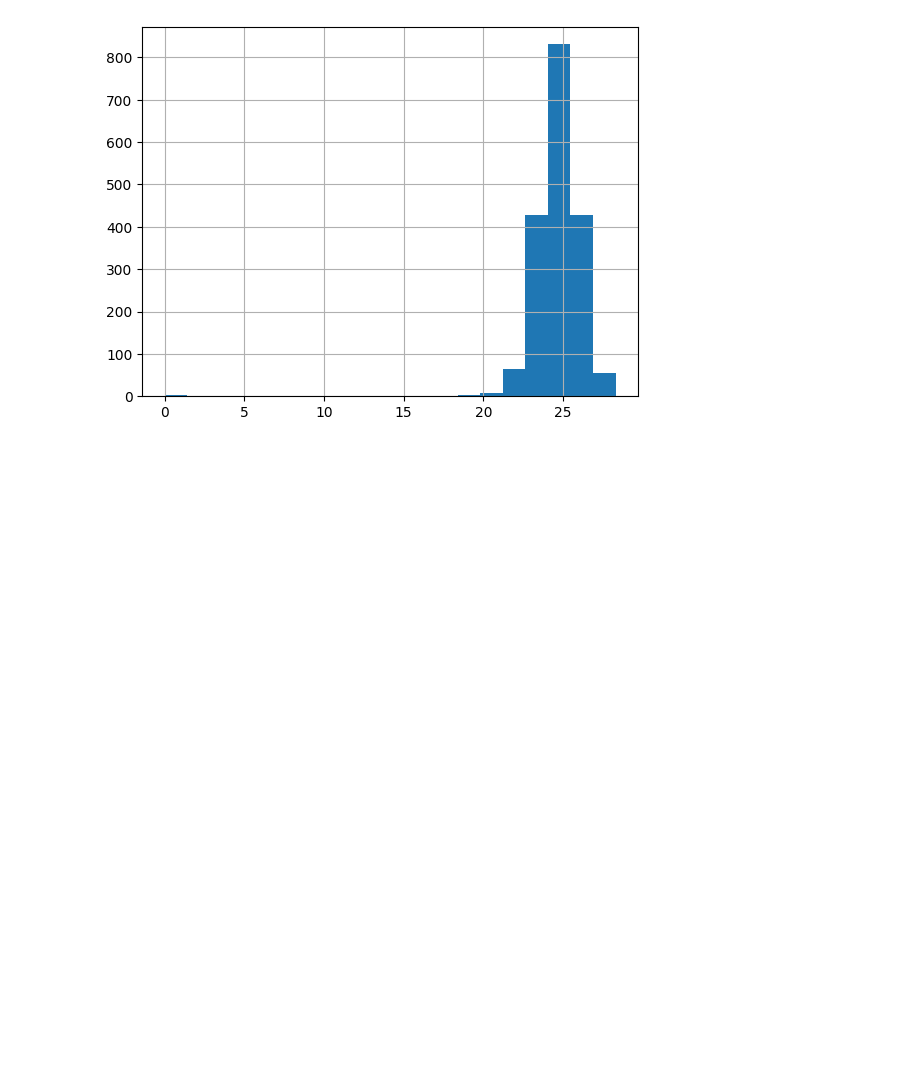
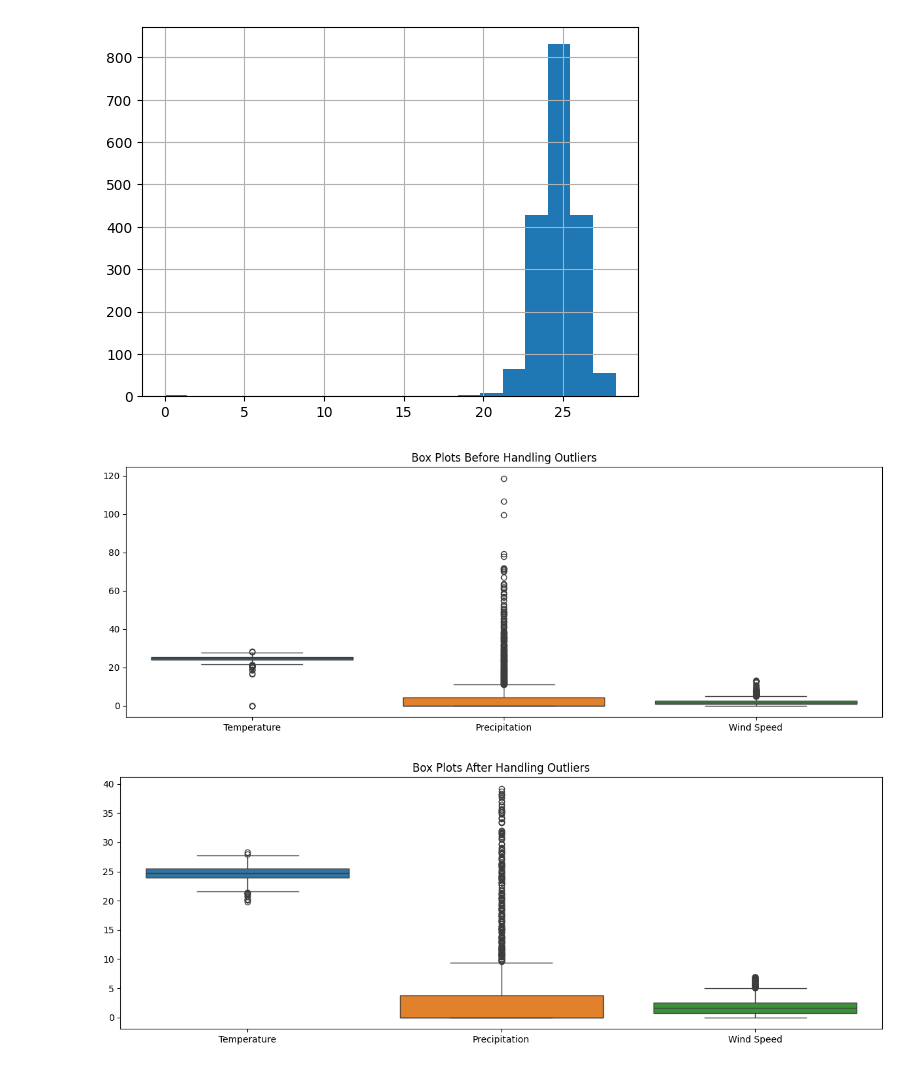
Before and after one commit to Pubudu-Piyankara/lakTravel_ML_Model, a Jupyter notebook: lakTravel.ipynb, the cells around one changed output. Saved outputs shown, nothing was run; the diff lists cells and outputs as text; code cells hidden in the pictures; blank space fills up the shorter version.

```diff
--- a/lakTravel.ipynb
+++ b/lakTravel.ipynb
@@ -179,6 +162,32 @@ df['Temperature'].hist(bins=20)
 plt.show()
 # %% [output]
 [figure]
+# %%
+from scipy import stats
+import numpy as np
+
+# Calculate Z-scores for Temperature, Precipitation, and Wind Speed
+z_scores = np.abs(stats.zscore(df[['Temperature', 'Precipitation', 'Wind Speed']]))
+
+# Set a threshold (commonly 3) for identifying outliers
+data_no_outliers = df[(z_scores < 3).all(axis=1)]
+# %%
+import seaborn as sns
+
+# Plot box plots for original data
+plt.figure(figsize=(15, 5))
+sns.boxplot(data=df[['Temperature', 'Precipitation', 'Wind Speed']])
+plt.title('Box Plots Before Handling Outliers')
+plt.show()
+
+# Plot box plots for data after handling outliers
+plt.figure(figsize=(15, 5))
+sns.boxplot(data=data_no_outliers[['Temperature', 'Precipitation', 'Wind Speed']])
+plt.title('Box Plots After Handling Outliers')
+plt.show()
+# %% [output]
+[figure, added]
+[figure, added]
 # %%
 import pandas as pd
 import numpy as np
```
Also changed, not shown: parts of 33 cells of this notebook.
